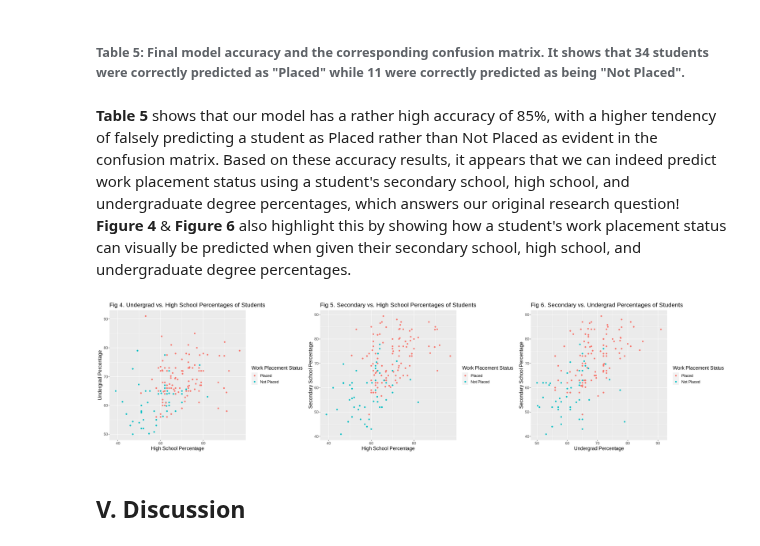
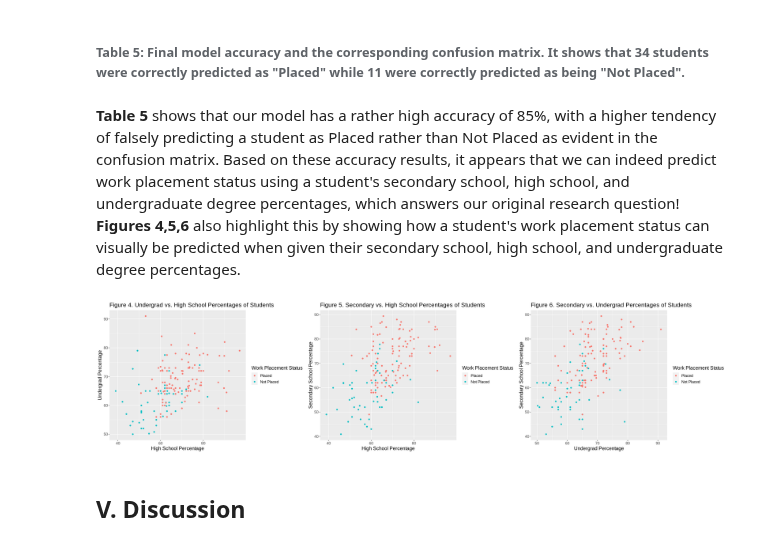
Before and after one commit to rmahinpei/dsci100-project, a Jupyter notebook: Group_Project_Report.ipynb, the cells around one changed output. Cells and saved outputs as stored; diff of their text form; code cells hidden in the pictures.

```diff
--- a/Group_Project_Report.ipynb
+++ b/Group_Project_Report.ipynb
@@ -365,40 +365,40 @@ Prediction   Placed Not Placed
 # %% [markdown]
 ###### **Table 5**: Final model accuracy and the corresponding confusion matrix. It shows that 34 students were correctly predicted as "Placed" while 11 were correctly predicted as being "Not Placed".
 # %% [markdown]
-**Table 5** shows that our model has a rather high accuracy of 85%, with a higher tendency of falsely predicting a student as Placed rather than Not Placed as evident in the confusion matrix. Based on these accuracy results, it appears that we can indeed predict work placement status using a student's secondary school, high school, and undergraduate degree percentages, which answers our original research question! **Figure 4** & **Figure 6** also highlight this by showing how a student's work placement status can visually be predicted when given their secondary school, high school, and undergraduate degree percentages.
+**Table 5** shows that our model has a rather high accuracy of 85%, with a higher tendency of falsely predicting a student as Placed rather than Not Placed as evident in the confusion matrix. Based on these accuracy results, it appears that we can indeed predict work placement status using a student's secondary school, high school, and undergraduate degree percentages, which answers our original research question! **Figures 4,5,6** also highlight this by showing how a student's work placement status can visually be predicted when given their secondary school, high school, and undergraduate degree percentages.
 # %%
 # make a plot grid to show scatterpltos of all pairings of predictors
 options(repr.plot.width = 25, repr.plot.height = 6)
 
 plot1 <- ggplot(data_train, aes(x = hsc_p, y = degree_p, color = status)) +
     geom_point() +
     labs(color = "Work Placement Status") +
     xlab("High School Percentage") +
     ylab("Undergrad Percentage") +
-    ggtitle("Fig 4. Undergrad vs. High School Percentages of Students") +
+    ggtitle("Figure 4. Undergrad vs. High School Percentages of Students") +
     theme(text = element_text(size = 14))
 
 plot2 <- ggplot(data_train, aes(x = hsc_p, y = ssc_p, color = status)) +
     geom_point() +
     labs(color = "Work Placement Status") +
     xlab("High School Percentage") +
     ylab("Secondary School Percentage") +
-    ggtitle("Fig 5. Secondary vs. High School Percentages of Students") +
+    ggtitle("Figure 5. Secondary vs. High School Percentages of Students") +
     theme(text = element_text(size = 14))
 
 plot3 <- ggplot(data_train, aes(x = degree_p, y = ssc_p, color = status)) +
     geom_point() +
     labs(color = "Work Placement Status") +
     xlab("Undergrad Percentage") +
     ylab("Secondary School Percentage") +
-    ggtitle("Fig 6. Secondary vs. Undergrad Percentages of Students") +
+    ggtitle("Figure 6. Secondary vs. Undergrad Percentages of Students") +
     theme(text = element_text(size = 14))
 
 
 plot_grid <- plot_grid(plot1, plot2, plot3, ncol = 3)
 plot_grid
 # %% [output]
-[figure, old version]
+[figure, new version]
 # %% [markdown]
 ## V. Discussion
 # %% [markdown]
```
